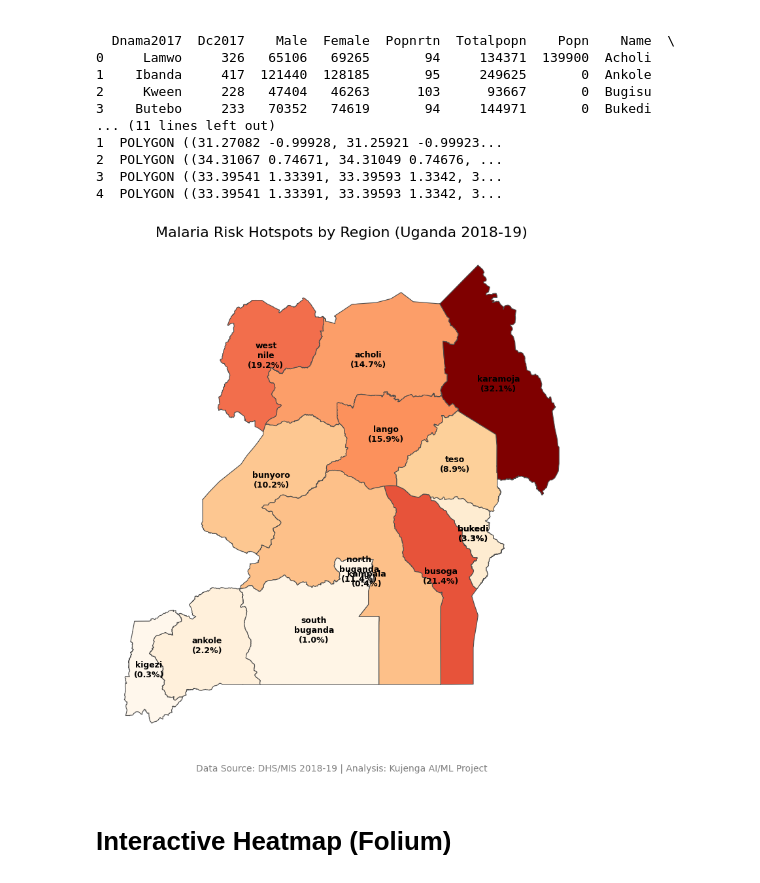
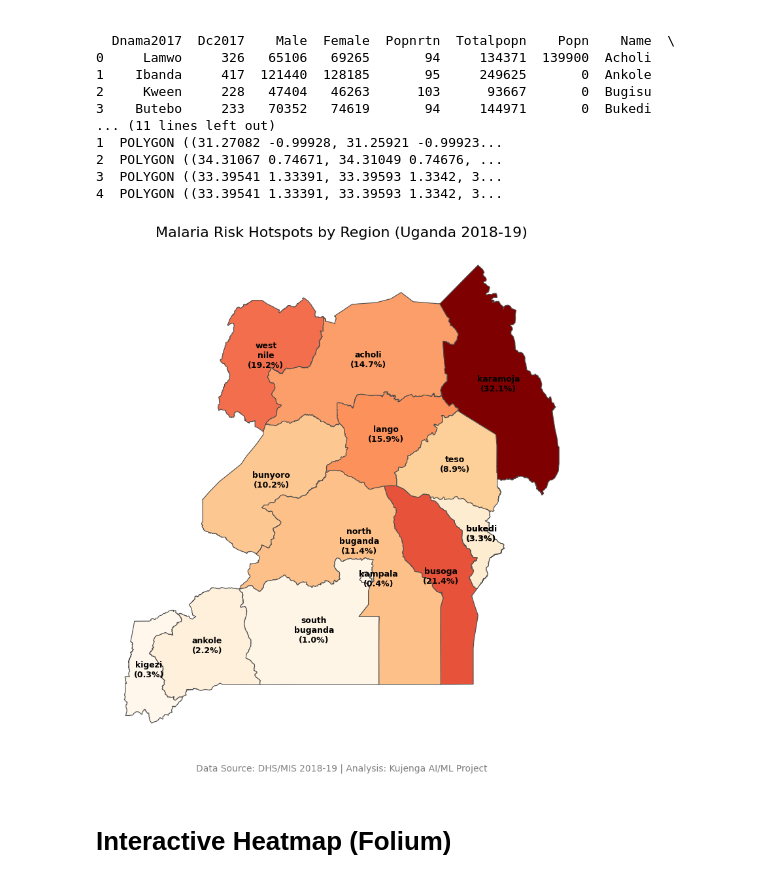
Before and after one commit to ekiru111/Uganda-Malaria-Spatio-temporal-ML, a Jupyter notebook: Modeling_malaria.ipynb, the cells around one changed output. Drawn from its saved outputs; the diff is of its cells as text; code cells hidden in the pictures.

```diff
--- a/Modeling_malaria.ipynb
+++ b/Modeling_malaria.ipynb
@@ -1328,22 +1328,51 @@ map_df.plot(column='prevalence_pct',
 for idx, row in map_df.iterrows():
     # Get the center of the region
     centroid = row.geometry.centroid
+    x, y = centroid.x, centroid.y
 
     # Create a two-line label: "Region Name \n (XX.X%)"
     # \n creates a new line
-    region_label = f"{row['region'].replace(' ', '\n')}\n({row['prevalence_pct']:.1f}%)"
+    # region_label = f"{row['region'].replace(' ', '\n')}\n({row['prevalence_pct']:.1f}%)"
+
+    # FORMATTING: Split names into two lines
+    name = row['region'].replace(' ', '\n')
+    label = f"{name}\n({row['prevalence_pct']:.1f}%)"
+
+    # FIX FOR KAMPALA & NORTH BUGANDA OVERLAP
+    # We manually nudge these specific coordinates
+    if row['region'].lower() == 'kampala':
+        x += 0.15  # Move Kampala to the right
+        y -= 0.0  # Move Kampala down slightly
+    elif row['region'].lower() == 'north buganda':
+        y += 0.35  # Move North Buganda up to clear space for Kampala
+    elif row['region'].lower() == 'bukedi':
+        x += 0.1   # Nudge Bukedi slightly right to avoid border line
+
 
     # Place the text
-    ax.text(centroid.x, centroid.y,
-            region_label,
-            fontsize=9,
-            fontweight='bold',
-            ha='center',
-            va='center',
-            color='black',
-            # Add a white outline so text is visible on dark red and light orange
-            #path_effects=[pe.withStroke(linewidth=3, foreground="white", alpha=0.8)])
-    )
+    ax.text(x, y, label,
+            fontsize=9, fontweight='bold', ha='center', va='center', color='black') #,
+            #path_effects=[pe.withStroke(linewidth=3, foreground="white", alpha=0.9)])
+
+    # # Place the text
+    # ax.text(centroid.x, centroid.y, label,
+    #         region_label,
+    #         fontsize=9,
+    #         fontweight='bold',
+    #         ha='center',
+    #         va='center',
+    #         color='black',
+    #         # Add a white outline so text is visible on dark red and light orange
+    #         #path_effects=[pe.withStroke(linewidth=3, foreground="white", alpha=0.8)])
+    # )
+
+    # --- ADD NORTH ARROW (COMPASS) ---
+# We place it in the bottom left (x=0.05, y=0.1 in axis coordinates)
+# x, y, arrow_length = 0.07, 0.15, 0.08
+# ax.annotate('N', xy=(x, y), xytext=(x, y-arrow_length),
+#             arrowprops=dict(facecolor='black', width=3, headwidth=10),
+#             ha='center', va='center', fontsize=20, fontweight='bold',
+#             xycoords=ax.transAxes)
 
 plt.title("Spatial Distribution of Malaria by Sub-Region\nUganda Malaria Indicator Survey (MIS) 2018-19",
           fontsize=20, fontweight='bold', pad=25)
@@ -1351,34 +1380,35 @@ plt.title("Spatial Distribution of Malaria by Sub-Region\nUganda Malaria Indicat
 # Add a caption/source at the bottom
 plt.text(0.5, -0.05, "Data Source: DHS/MIS 2018-19 | Analysis: Kujenga AI/ML Project",
          transform=ax.transAxes, ha='center', fontsize=10, color='gray')
 
 # --- NEW SECTION: ADD LABELS ---
 # Loop through each subregion to place the prevalence value
 # for idx, row in map_df.iterrows():
 #     # Get the center of the region for the text placement
 #     # row.geometry.centroid provides the (x, y) coordinates
 #     centroid = row.geometry.centroid
 
 #     # Format the label (e.g., "25.4%")
 #     label = f"{row['prevalence_pct']:.1f}%"
 
 #     # Place the text
 #     ax.text(centroid.x, centroid.y,
 #             label,
 #             fontsize=10,
 #             fontweight='bold',
 #             ha='center', # Horizontal alignment
 #             va='center', # Vertical alignment
 #             color='black',
 #             # This adds a small white "glow" around the text to make it readable on dark colors
 #             #path_effects=[plt.matplotlib.patheffects.withStroke(linewidth=2, foreground="white", alpha=0.7)])
 #     )
 
+
 plt.title("Malaria Risk Hotspots by Region (Uganda 2018-19)", fontsize=16)
 plt.axis('off')
 plt.show()
 # %% [output]
-[figure, old version]
+[figure, new version]
 # %% [markdown]
 # Interactive Heatmap (Folium)
 # %%
```
Also changed, not shown: parts of 1 cell of this notebook.
